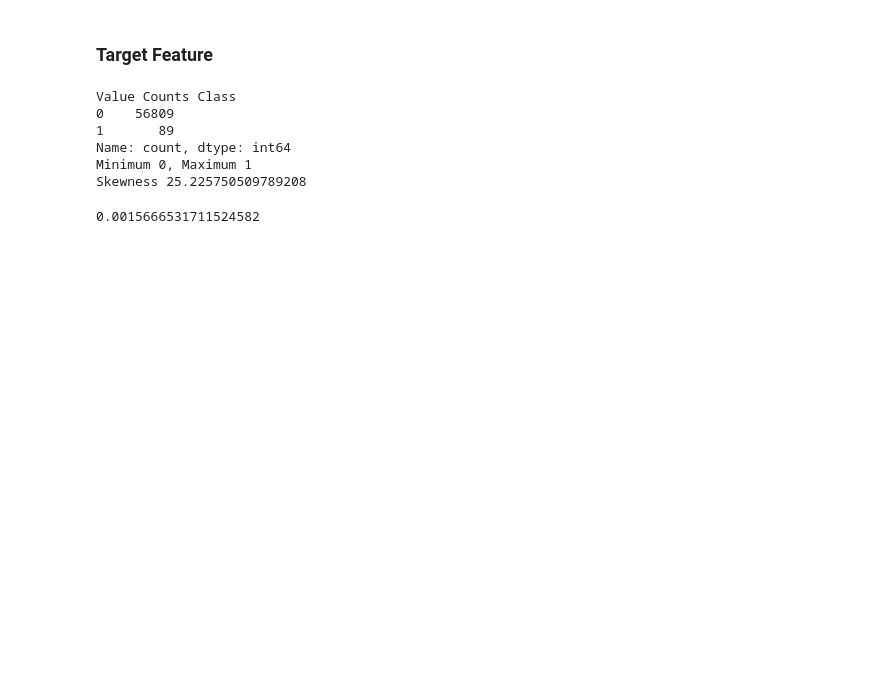
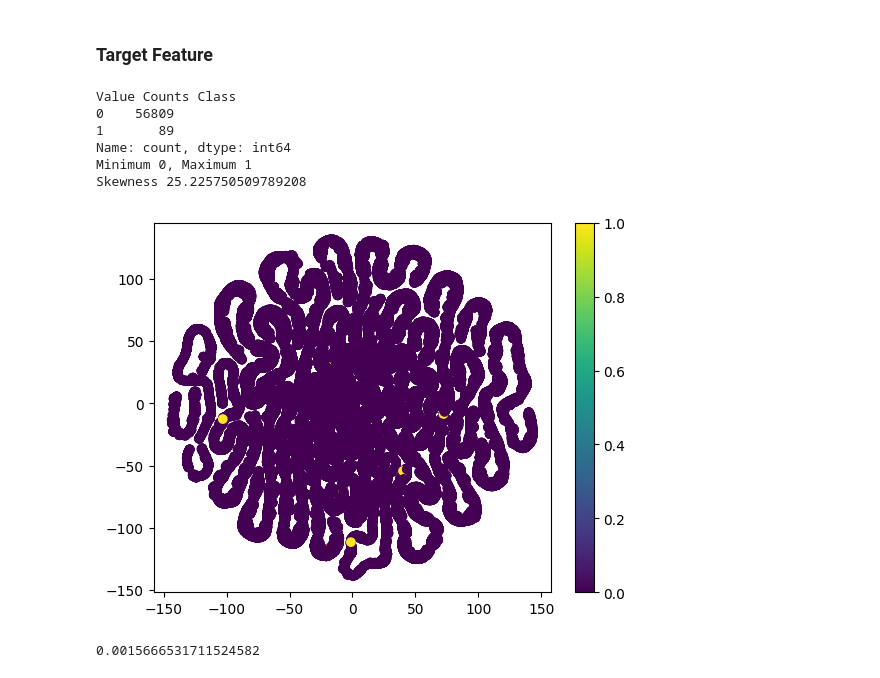
Before and after one commit to ahmeddiab1234/Credit_Card_Fraud_Detection, a Jupyter notebook: EDA.ipynb, the cells around one changed output. Drawn from its saved outputs; the diff is of its cells as text; code cells hidden in the pictures; blank space fills up the shorter version.

```diff
--- a/EDA.ipynb
+++ b/EDA.ipynb
@@ -157,6 +157,15 @@ def primary_col_info(col:pd.DataFrame):
     print(f'Value Counts {col.value_counts()}')
     print(f'Minimum {col.min()}, Maximum {col.max()}')
     print(f'Skewness {col.skew()}')
+# %%
+from sklearn.manifold import TSNE
+
+def visualize(x,y):
+    tsne = TSNE(n_components=2)
+    x_embeded = tsne.fit_transform(x)
+    plt.scatter(x_embeded[:,0], x_embeded[:,1],c=y)
+    plt.colorbar()
+    plt.show()
 # %% [markdown]
 ### Target Feature
 # %%
@@ -168,6 +177,10 @@ Value Counts Class
 Name: count, dtype: int64
 Minimum 0, Maximum 1
 Skewness 25.225750509789208
+# %%
+visualize(df.iloc[:,:-1],df['Class'])
+# %% [output]
+[figure, added]
 # %%
 threshold_one = df[df['Class']==1].shape[0]/df[df['Class']==0].shape[0]
 threshold_one
```
Also changed, not shown: parts of 2 cells of this notebook, 7 other files.
